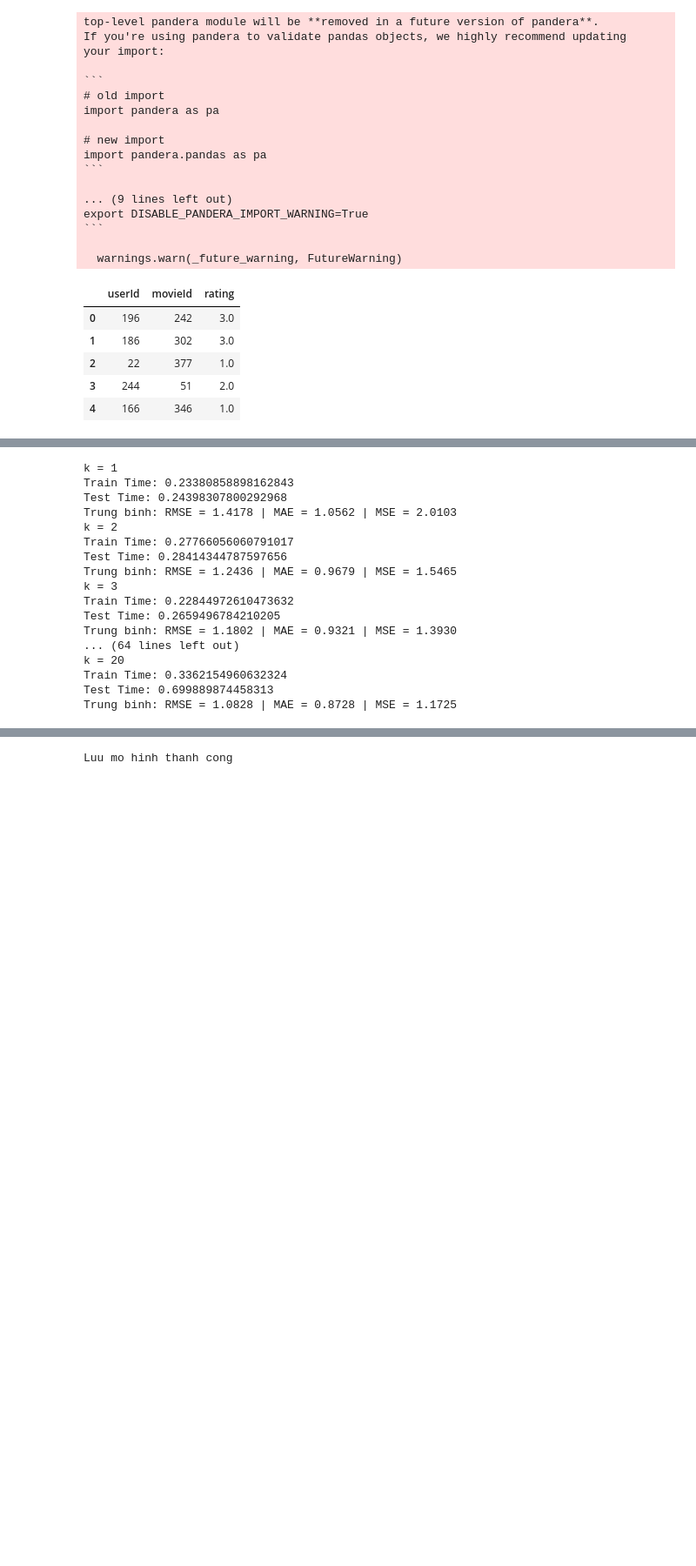
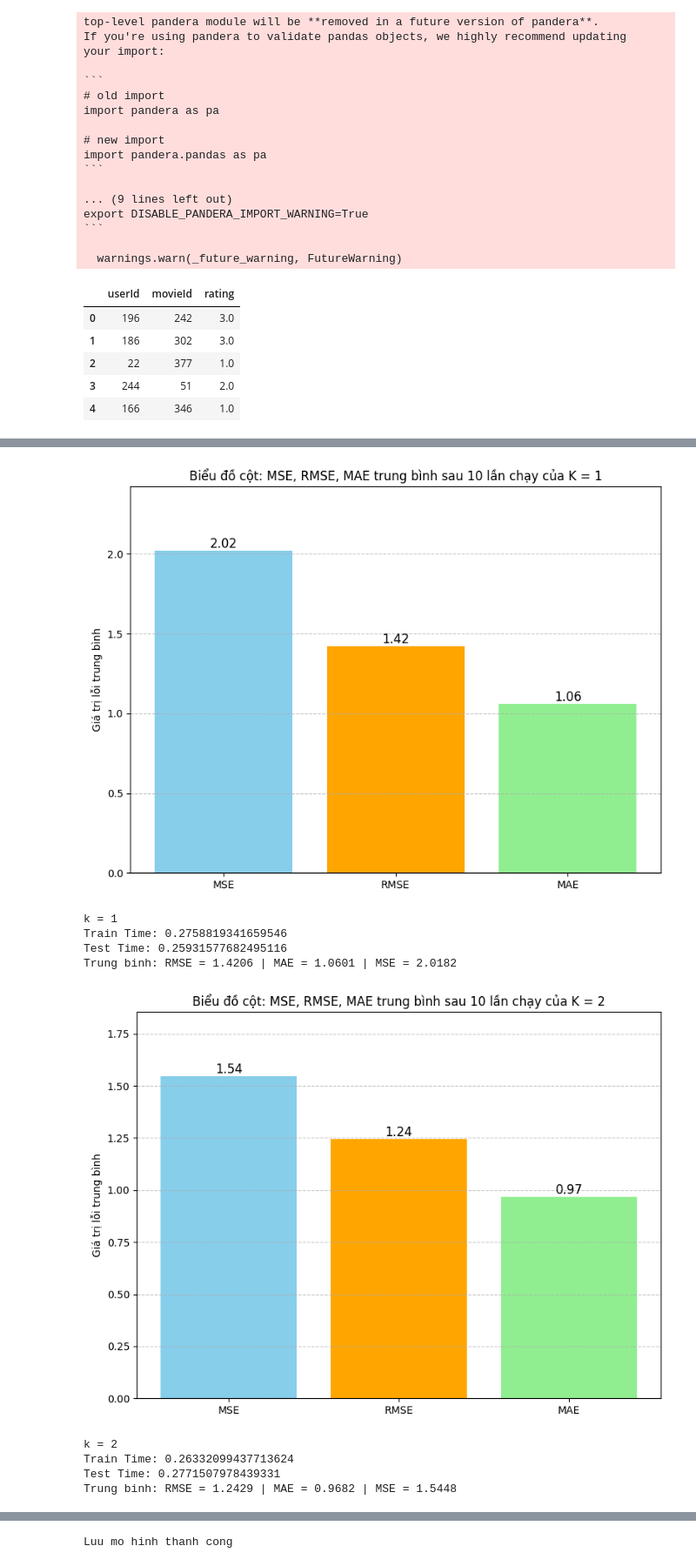
Before and after one commit to idn03/CT294project, a Jupyter notebook: models/knn.ipynb, the cells around one changed output, grey strips where cells are left out. Shown at 87% size. Drawn from its saved outputs; the diff is of its cells as text; code cells hidden in the pictures; blank space fills up the shorter version.

```diff
--- a/models/knn.ipynb
+++ b/models/knn.ipynb
@@ -118,5 +147,6 @@ MSE trung binh: 1.2804
 # %%
 import time
+results = []
 for k_neighbor in range(1, 21):
     time_train = []
     time_test = []
@@ -138,47 +168,74 @@ for k_neighbor in range(1, 21):
         time_train.append(et)
 
         # Dự đoán và tính toán thời gian
         st = time.time()
         Y_Pred = model.predict(X_Test)
         et = time.time() - st
         time_test.append(et)
 
 
         knn_mse = mean_squared_error(Y_Test, Y_Pred)
         mse_list.append(knn_mse)
         knn_rmse = np.sqrt(knn_mse)
         rmse_list.append(knn_rmse)
         knn_mae = mean_absolute_error(Y_Test, Y_Pred)
         mae_list.append(knn_mae)
         # print(f"MSE cho k={k_neighbor} là: {knn_mse}")
 
+    # iterations = np.arange(1, 11)
+    # plt.figure(figsize=(10, 6))
+    # plt.plot(iterations, rmse_list, marker='o', label='RMSE')
+    # plt.plot(iterations, mae_list, marker='s', label='MAE')
+    # plt.plot(iterations, mse_list, marker='^', label='MSE')
+    # plt.xlabel('Lần lặp')
+    # plt.ylabel('Giá trị')
+    # plt.title('Biểu đồ RMSE, MAE, MSE qua 10 lần lặp của K = '+str(k_neighbor))
+    # plt.legend()
+    # plt.grid(True)
+    # plt.show()
+
+
     # Tính trung bình thời gian train, test và MSE
     Ketqua_timeTrain = statistics.mean(time_train)
     Ketqua_timeTest = statistics.mean(time_test)
 
     Ketqua_mse = statistics.mean(mse_list)
     Ketqua_rmse = statistics.mean(rmse_list)
     Ketqua_mae = statistics.mean(mae_list)
+    results.append((k_neighbor, Ketqua_mse, Ketqua_rmse, Ketqua_mae))
+
+    # Vẽ biểu đồ cột
+    metrics = ['MSE', 'RMSE', 'MAE']
+    values = [Ketqua_mse, Ketqua_rmse, Ketqua_mae]
+
+    plt.figure(figsize=(8, 6))
+    bars = plt.bar(metrics, values, color=['skyblue', 'orange', 'lightgreen'])
+
+    # Hiển thị giá trị trên đầu cột
+    for bar in bars:
+        height = bar.get_height()
+        plt.text(bar.get_x() + bar.get_width() / 2, height,
+                f'{height:.2f}', ha='center', va='bottom', fontsize=12)
+
+    plt.ylabel('Giá trị lỗi trung bình')
+    plt.title('Biểu đồ cột: MSE, RMSE, MAE trung bình sau 10 lần chạy của K = '+str(k_neighbor))
+    plt.ylim(0, max(values) * 1.2)
+    plt.grid(axis='y', linestyle='--', alpha=0.7)
+    plt.tight_layout()
+    plt.show()
 
     print(f"k = {k_neighbor}")
     print(f"Train Time: {Ketqua_timeTrain}")
     print(f"Test Time: {Ketqua_timeTest}")
     print(f"Trung binh: RMSE = {Ketqua_rmse:.4f} | MAE = {Ketqua_mae:.4f} | MSE = {Ketqua_mse:.4f}")
 # %% [output]
+[figure, added]
 k = 1
-Train Time: 0.23380858898162843
-Test Time: 0.24398307800292968
-Trung binh: RMSE = 1.4178 | MAE = 1.0562 | MSE = 2.0103
-k = 2
-Train Time: 0.27766056060791017
-Test Time: 0.28414344787597656
-Trung binh: RMSE = 1.2436 | MAE = 0.9679 | MSE = 1.5465
-k = 3
-Train Time: 0.22844972610473632
-Test Time: 0.2659496784210205
-Trung binh: RMSE = 1.1802 | MAE = 0.9321 | MSE = 1.3930
-... (64 lines left out)
-k = 20
-Train Time: 0.3362154960632324
-Test Time: 0.699889874458313
-Trung binh: RMSE = 1.0828 | MAE = 0.8728 | MSE = 1.1725
+Train Time: 0.2758819341659546
+Test Time: 0.25931577682495116
+Trung binh: RMSE = 1.4206 | MAE = 1.0601 | MSE = 2.0182
+[figure, added]
+k = 2
+Train Time: 0.26332099437713624
+Test Time: 0.2771507978439331
+Trung binh: RMSE = 1.2429 | MAE = 0.9682 | MSE = 1.5448
```
Also changed, not shown: parts of 14 cells of this notebook, 4 other files.
